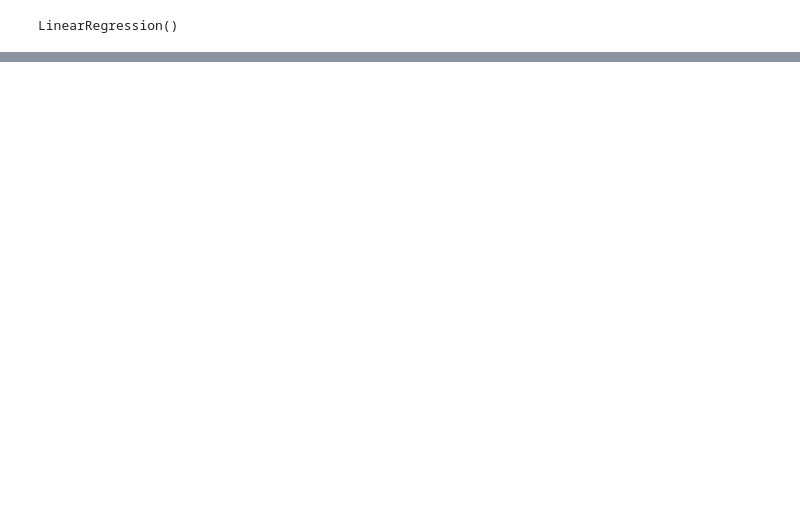
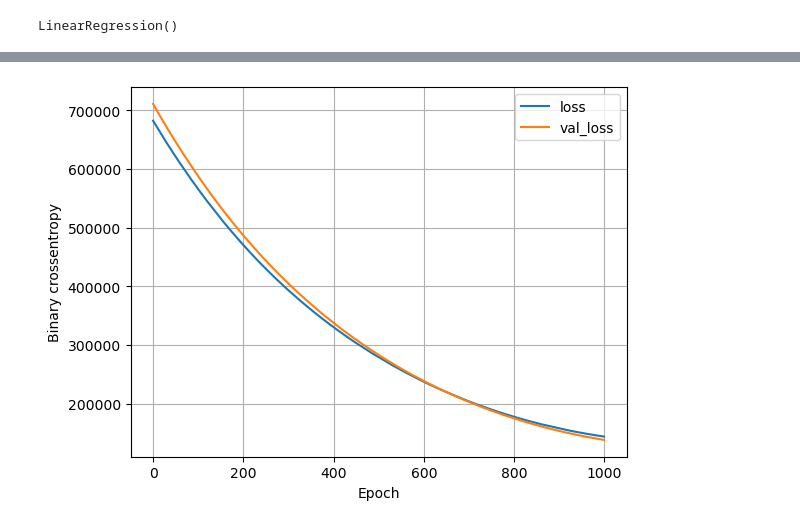
Before and after one commit to aswathr/ml_learn_fcc, a Jupyter notebook: 2_seoul_bike_demand.ipynb, the cells around one changed output, grey strips where cells are left out. Saved outputs shown, nothing was run; the diff lists cells and outputs as text; code cells hidden in the pictures; blank space fills up the shorter version.

```diff
--- a/2_seoul_bike_demand.ipynb
+++ b/2_seoul_bike_demand.ipynb
@@ -240,0 +233,4 @@ plt.show()
+# %%
+_, X_train12, y_train12 = get_Xy(dataframe = train12, y_label = "bike_count")
+_, X_validation12, y_validation12 = get_Xy(dataframe = validation12, y_label = "bike_count")
+_, X_test12, y_test12 = get_Xy(dataframe = test12, y_label = "bike_count")
@@ -240,0 +293,17 @@ plt.show()
+# %%
+temp_normalizer12 = tf.keras.layers.Normalization(input_shape = (1, ), axis = None) # input_shape of (1, ) implies there is one feature for the len(X_train_temp12) data points
+# Note: input_shape only applies to the ffirst/ input layer in the sequential layers
+temp_normalizer12.adapt(X_train_temp12.reshape(-1,))  # The reshape function takes a tuple of shape dimensions(-1 to mean a single dimension and let np calculate the length of that dimension)
+# %%
+temp_nn_model12 = tf.keras.Sequential([
+    temp_normalizer12,
+    tf.keras.layers.Dense(1)
+])
+temp_nn_model12.compile(optimizer = tf.keras.optimizers.Adam(learning_rate = 0.1), loss = "mean_squared_error")
+# %%
+temp_nn_model12_history = temp_nn_model12.fit(x = X_train_temp12.reshape(-1,),
+                                              y = y_train_temp12,
+                                              batch_size = 32,
+                                              verbose = 1,
+                                              epochs = 1000,
+                                              validation_data = (X_validation_temp12, y_validation_temp12))
@@ -240,0 +328,4 @@ plt.show()
+# %%
+plot_loss(temp_nn_model12_history)
+# %% [output]
+[figure, added]
```
Also changed, not shown: parts of 17 cells of this notebook.
